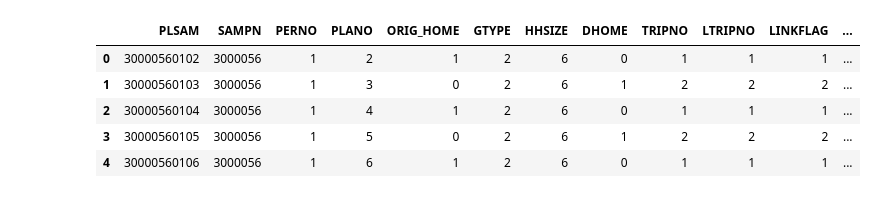
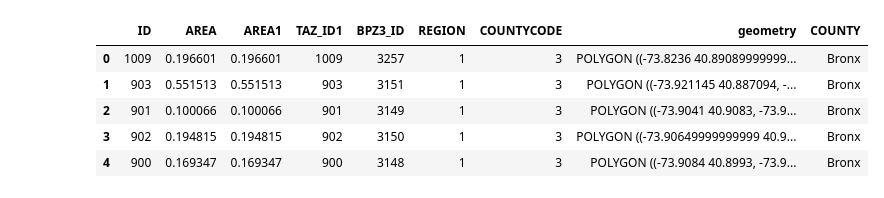
Before and after one commit to cmoscardi/subway_explore, a Jupyter notebook: routes.ipynb, the cells around one changed output. Saved outputs shown, nothing was run; the diff lists cells and outputs as text; code cells hidden in the pictures.

```diff
--- a/routes.ipynb
+++ b/routes.ipynb
@@ -10,4 +11,5 @@ import glob
 # %%
-trips = pd.read_excel("EXCEL/UNLINKED_Public.xlsx")
+trips = pd.read_excel("data/EXCEL/UNLINKED_Public.xlsx")
+taz = gpd.read_file("data/BPM_TAZ2010.shp")
 # %%
 pd.options.display.max_columns = None
@@ -119,9 +16,16 @@ things[0][things[0]["TAZCE10"].str.contains("2626")]
-# %%
-trips.head()
-# %% [output]
-|  | PLSAM | SAMPN | PERNO | PLANO | ORIG_HOME | GTYPE | HHSIZE | DHOME | TRIPNO | LTRIPNO | LINKFLAG | ... |
-| 0 | 30000560102 | 3000056 | 1 | 2 | 1 | 2 | 6 | 0 | 1 | 1 | 1 | ... |
-| 1 | 30000560103 | 3000056 | 1 | 3 | 0 | 2 | 6 | 1 | 2 | 2 | 2 | ... |
-| 2 | 30000560104 | 3000056 | 1 | 4 | 1 | 2 | 6 | 0 | 1 | 1 | 1 | ... |
-| 3 | 30000560105 | 3000056 | 1 | 5 | 0 | 2 | 6 | 1 | 2 | 2 | 2 | ... |
-| 4 | 30000560106 | 3000056 | 1 | 6 | 1 | 2 | 6 | 0 | 1 | 1 | 1 | ... |
+# %%
+COUNTIES_TAZ = {1: "Manhattan",
+                2: "Queens",
+                3: "Bronx",
+                4: "Brooklyn",
+                5: "Staten Island"}
+nyc_taz = taz[taz['REGION'] == 1].reset_index(drop=True)
+nyc_taz["COUNTY"] = nyc_taz["COUNTYCODE"].apply(lambda x: COUNTIES_TAZ[x])
+nyc_taz.head()
+# %% [output]
+|  | ID | AREA | AREA1 | TAZ_ID1 | BPZ3_ID | REGION | COUNTYCODE | geometry | COUNTY |
+| 0 | 1009 | 0.196601 | 0.196601 | 1009 | 3257 | 1 | 3 | POLYGON ((-73.8236 40.89089999999... | Bronx |
+| 1 | 903 | 0.551513 | 0.551513 | 903 | 3151 | 1 | 3 | POLYGON ((-73.921145 40.887094, -... | Bronx |
+| 2 | 901 | 0.100066 | 0.100066 | 901 | 3149 | 1 | 3 | POLYGON ((-73.9041 40.9083, -73.9... | Bronx |
+| 3 | 902 | 0.194815 | 0.194815 | 902 | 3150 | 1 | 3 | POLYGON ((-73.90649999999999 40.9... | Bronx |
+| 4 | 900 | 0.169347 | 0.169347 | 900 | 3148 | 1 | 3 | POLYGON ((-73.9084 40.8993, -73.9... | Bronx |
```
Also changed, not shown: parts of 51 cells of this notebook.
